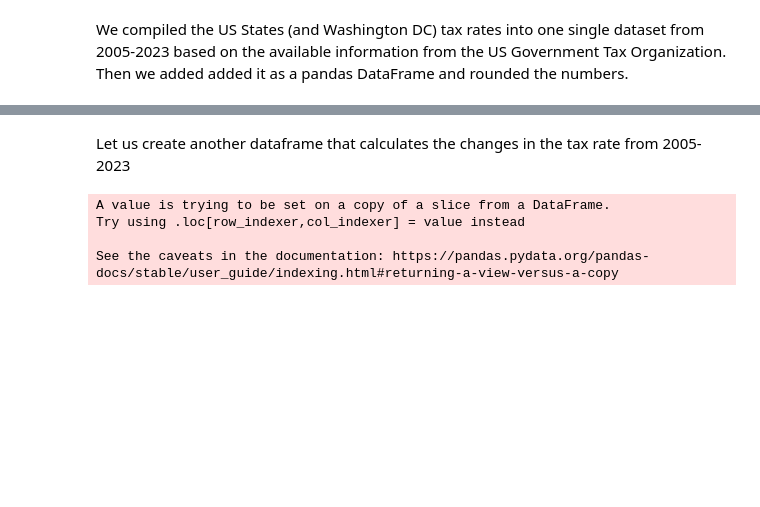
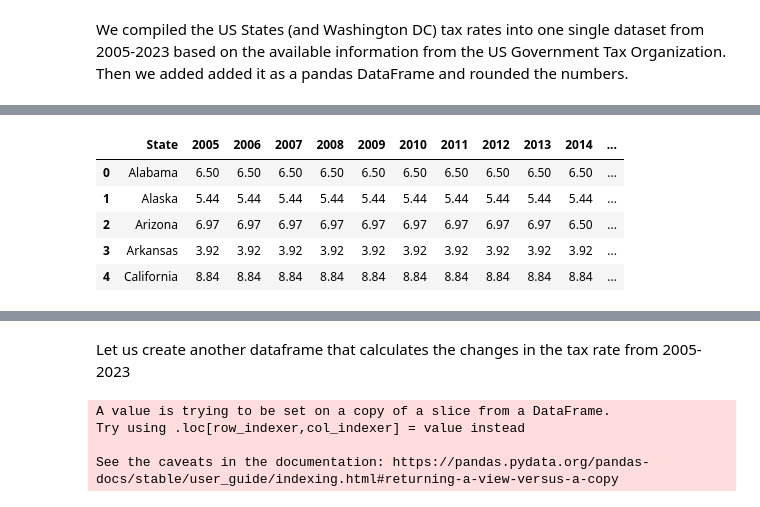
Before and after one commit to anoushkaberry15/data-analytics-project, a Jupyter notebook: AB_testing.ipynb, the cells around one changed output, grey strips where cells are left out. Cells and saved outputs as stored; diff of their text form; code cells hidden in the pictures; blank space fills up the shorter version.

```diff
--- a/AB_testing.ipynb
+++ b/AB_testing.ipynb
@@ -7,7 +9,7 @@ import plotly.express as px
 # %% [markdown]
 We compiled the US States (and Washington DC) tax rates into one single dataset from 2005-2023 based on the available information from the US Government Tax Organization. Then we added added it as a pandas DataFrame and rounded the numbers.
 # %%
-df = pd.read_csv("taxrates.csv", index_col = 0)
-df = df.round(2)
-df.head()
+df_tax = pd.read_csv("taxrates.csv")
+df_tax = df_tax.round(2)
+df_tax.shape
 # %% [output]
@@ -42,0 +17,11 @@ df
+# %%
+df_tax = df_tax.sort_values(by=['State'])
+df_tax = df_tax.reset_index(drop=True)
+df_tax.head()
+# %% [output]
+|  | State | 2005 | 2006 | 2007 | 2008 | 2009 | 2010 | 2011 | 2012 | 2013 | 2014 | ... |
+| 0 | Alabama | 6.50 | 6.50 | 6.50 | 6.50 | 6.50 | 6.50 | 6.50 | 6.50 | 6.50 | 6.50 | ... |
+| 1 | Alaska | 5.44 | 5.44 | 5.44 | 5.44 | 5.44 | 5.44 | 5.44 | 5.44 | 5.44 | 5.44 | ... |
+| 2 | Arizona | 6.97 | 6.97 | 6.97 | 6.97 | 6.97 | 6.97 | 6.97 | 6.97 | 6.97 | 6.50 | ... |
+| 3 | Arkansas | 3.92 | 3.92 | 3.92 | 3.92 | 3.92 | 3.92 | 3.92 | 3.92 | 3.92 | 3.92 | ... |
+| 4 | California | 8.84 | 8.84 | 8.84 | 8.84 | 8.84 | 8.84 | 8.84 | 8.84 | 8.84 | 8.84 | ... |
```
Also changed, not shown: parts of 62 cells of this notebook, 2 other files.
